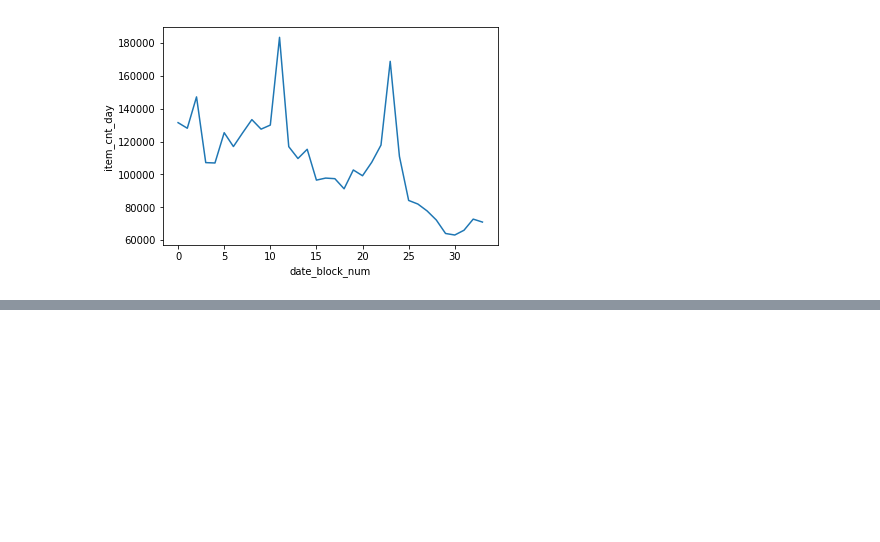
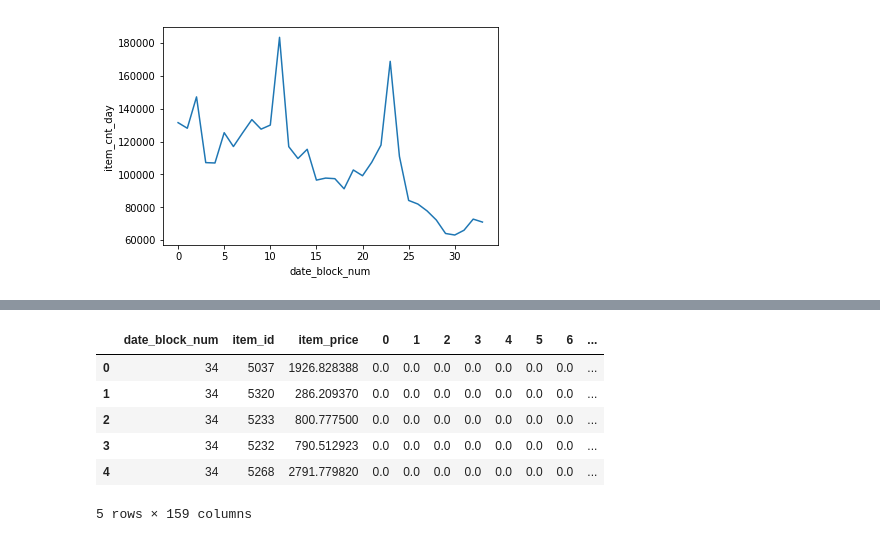
Before and after one commit to EgertM/SalesPredictions, a Jupyter notebook: app/SalesPredictions.ipynb, the cells around one changed output, grey strips where cells are left out. Cells and saved outputs as stored; diff of their text form; code cells hidden in the pictures; blank space fills up the shorter version.

```diff
--- a/app/SalesPredictions.ipynb
+++ b/app/SalesPredictions.ipynb
@@ -255,0 +261,5 @@ grouped_train.shape
+# %%
+columns = ['date_block_num','item_id','item_price'] + list(i for i in range(156))
+non_cat_columns = ['date_block_num','item_id','item_price']
+X_train = transformed_train[columns]
+y_train = transformed_train['item_cnt_day']
@@ -255,0 +287,6 @@ grouped_train.shape
+# %%
+X_test = test
+X_test.drop('ID',inplace=True, axis=1)
+X_test['date_block_num'] = 34
+X_test['item_category_id'] = X_test['item_id'].map(item_to_cat)
+X_test.head()
@@ -255,0 +300,16 @@ grouped_train.shape
+# %%
+mean_prices=pd.DataFrame(new_train.groupby(['item_id'])['item_price'].mean().reset_index())
+mean_prices_for_cat = pd.DataFrame(new_train.groupby(['item_category_id'])['item_price'].mean().reset_index())
+def get_price_for_id(item_id, item_category_id):
+    try:
+        return float(mean_prices[mean_prices.item_id == item_id].item_price)
+    except:
+        return float(mean_prices_for_cat[mean_prices_for_cat.item_category_id == item_category_id].item_price)
+
+item_ids = list(X_test.item_id.unique())
+id_to_price = {}
+for item_id in item_ids:
+    item_category = item_to_cat.get(item_id)
+    id_to_price[item_id] = get_price_for_id(item_id, item_category)
+X_test['item_price'] = X_test['item_id'].map(id_to_price)
+X_test.head()
@@ -255,0 +323,6 @@ grouped_train.shape
+# %%
+X_test['month_value'] = 'November'
+transformed = ['item_category_id','month_value','shop_id']
+transformed_test = pd.DataFrame(data=cat_enc.transform(X_test[transformed]).toarray())
+transformed_test = pd.concat([X_test, transformed_test],axis=1)
+transformed_test.head()
@@ -255,0 +337,11 @@ grouped_train.shape
+# %%
+X_predict = transformed_test[columns]
+X_predict.head()
+# %% [output]
+|  | date_block_num | item_id | item_price | 0 | 1 | 2 | 3 | 4 | 5 | 6 | ... |
+| 0 | 34 | 5037 | 1926.828388 | 0.0 | 0.0 | 0.0 | 0.0 | 0.0 | 0.0 | 0.0 | ... |
+| 1 | 34 | 5320 | 286.209370 | 0.0 | 0.0 | 0.0 | 0.0 | 0.0 | 0.0 | 0.0 | ... |
+| 2 | 34 | 5233 | 800.777500 | 0.0 | 0.0 | 0.0 | 0.0 | 0.0 | 0.0 | 0.0 | ... |
+| 3 | 34 | 5232 | 790.512923 | 0.0 | 0.0 | 0.0 | 0.0 | 0.0 | 0.0 | 0.0 | ... |
+| 4 | 34 | 5268 | 2791.779820 | 0.0 | 0.0 | 0.0 | 0.0 | 0.0 | 0.0 | 0.0 | ... |
+5 rows × 159 columns
```
Also changed, not shown: parts of 19 cells of this notebook.
